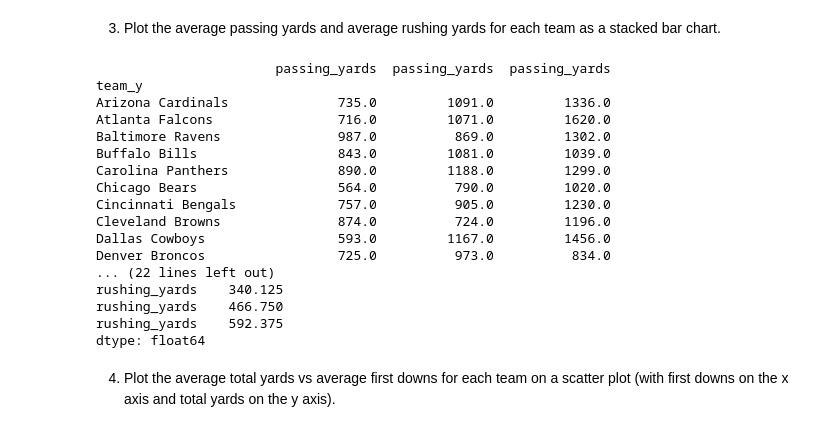
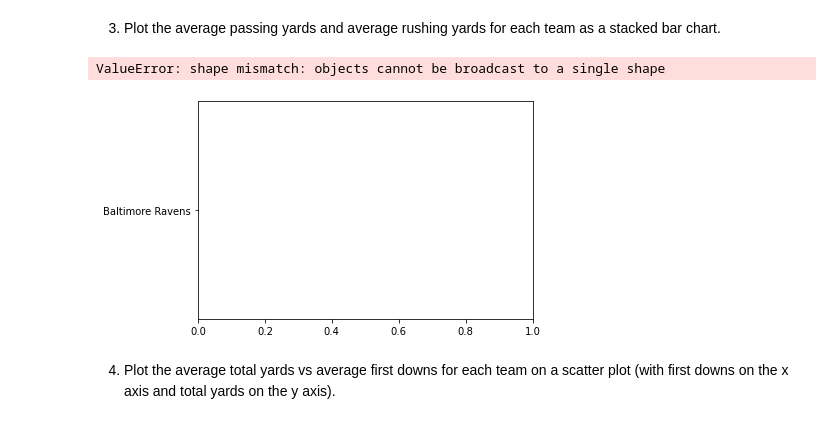
Before and after one commit to kayleeodom/cis277-fa22-Lab5, a Jupyter notebook: Lab5.ipynb, the cells around one changed output. Drawn from its saved outputs; the diff is of its cells as text; code cells hidden in the pictures.

```diff
--- a/Lab5.ipynb
+++ b/Lab5.ipynb
@@ -121,43 +61,26 @@ ValueError: shape mismatch: objects cannot be broadcast to a single shape
 [figure]
 # %% [markdown]
 3. Plot the average passing yards and average rushing yards for each team as a stacked bar chart.
-# %%
-
-avg_pass = nfl_team.groupby('team_y').passing_yards.mean()
-avg_pass
-print(avg_pass)
-avg_rush = nfl_team.groupby('team_y').rushing_yards.mean()
-avg_rush
-print(avg_rush)
-
-#plt.bar(avg_pass, nfl_team.Name, color="blue")
-#plt.bar(avg_rush, nfl_team.Name, bottom=avg_rush, color="green")
-#plt.title("Average Passing and rushing yards")
-#plt.xlabel("Teams")
-#plt.ylabel("# of yards")
-#plt.show()
-#bar = rush.plot.bar(x='Name', stacked=True, color=['Blue', 'Red'], figsize=(8,6))
-#bar.set_title('The average passing and rushing yards', fontsize=18)
-#bar.set_ylim(0, 600)
-#bar.set_xticklabels([nfl_team.Name], rotation=0)
-# %% [output]
-                       passing_yards  passing_yards  passing_yards
-team_y
-Arizona Cardinals              735.0         1091.0         1336.0
-Atlanta Falcons                716.0         1071.0         1620.0
-Baltimore Ravens               987.0          869.0         1302.0
-Buffalo Bills                  843.0         1081.0         1039.0
-Carolina Panthers              890.0         1188.0         1299.0
-Chicago Bears                  564.0          790.0         1020.0
-Cincinnati Bengals             757.0          905.0         1230.0
-Cleveland Browns               874.0          724.0         1196.0
-Dallas Cowboys                 593.0         1167.0         1456.0
-Denver Broncos                 725.0          973.0          834.0
-... (22 lines left out)
-rushing_yards    340.125
-rushing_yards    466.750
-rushing_yards    592.375
-dtype: float64
+# %%
+
+avg_pass = df.groupby('team').passing_yards.mean()
+avg_pass
+avg_rush = df.groupby('team').rushing_yards.mean()
+avg_rush
+
+fig, ax = plt.subplots()
+
+ax.bar(avg_pass)
+ax.bar(avg_rush,)
+
+ax.set_ylabel('Yards')
+ax.set_title('Average Passing and Rushing Yards')
+ax.legend
+
+plt.show
+# %% [output]
+ValueError: shape mismatch: objects cannot be broadcast to a single shape
+[figure, added]
 # %% [markdown]
 4. Plot the average total yards vs average first downs for each team on a scatter plot (with first downs on the x axis and total yards on the y axis).
 # %%
```
Also changed, not shown: parts of 12 cells of this notebook.
